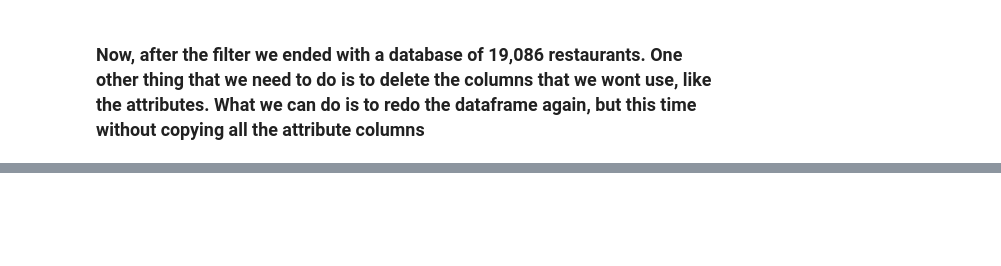
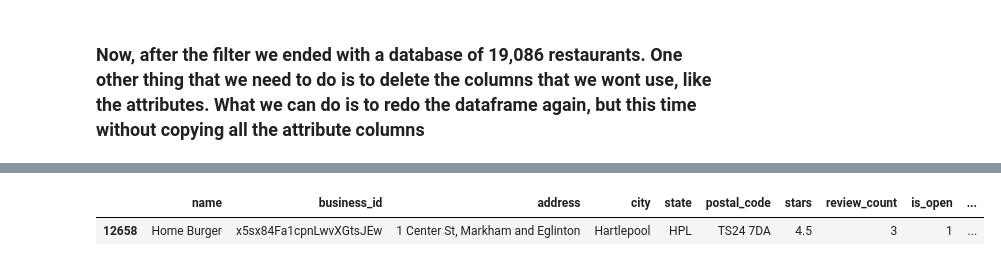
Before and after one commit to CS-UCR/final-project-order-66, a Jupyter notebook: Data_Cleaning.ipynb, the cells around one changed output, grey strips where cells are left out. Saved outputs shown, nothing was run; the diff lists cells and outputs as text; code cells hidden in the pictures; blank space fills up the shorter version.

```diff
--- a/Data_Cleaning.ipynb
+++ b/Data_Cleaning.ipynb
@@ -137,0 +278,6 @@ all_restaurants_df
+# %%
+all_restaurants_df.loc[all_restaurants_df['state'] == 'XWY']
+all_restaurants_df.loc[all_restaurants_df['state']== 'HPL']
+# %% [output]
+|  | name | business_id | address | city | state | postal_code | stars | review_count | is_open | ... |
+| 12658 | Home Burger | x5sx84Fa1cpnLwvXGtsJEw | 1 Center St, Markham and Eglinton | Hartlepool | HPL | TS24 7DA | 4.5 | 3 | 1 | ... |
```
Also changed, not shown: parts of 33 cells of this notebook.
